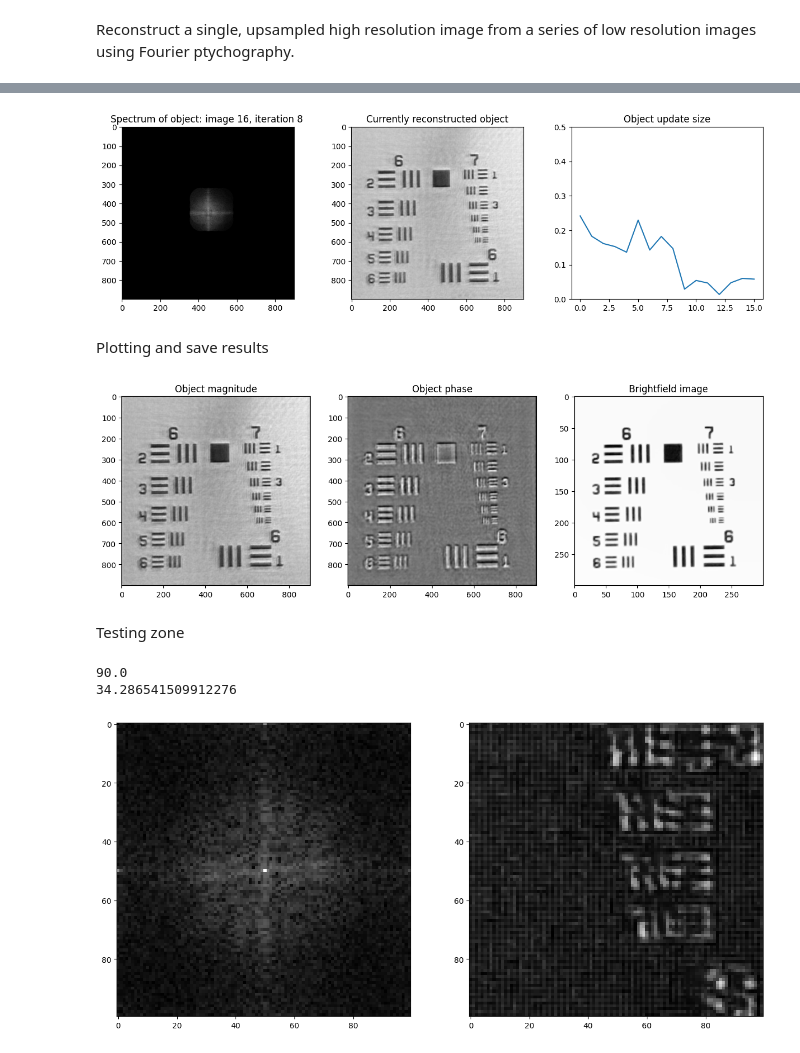
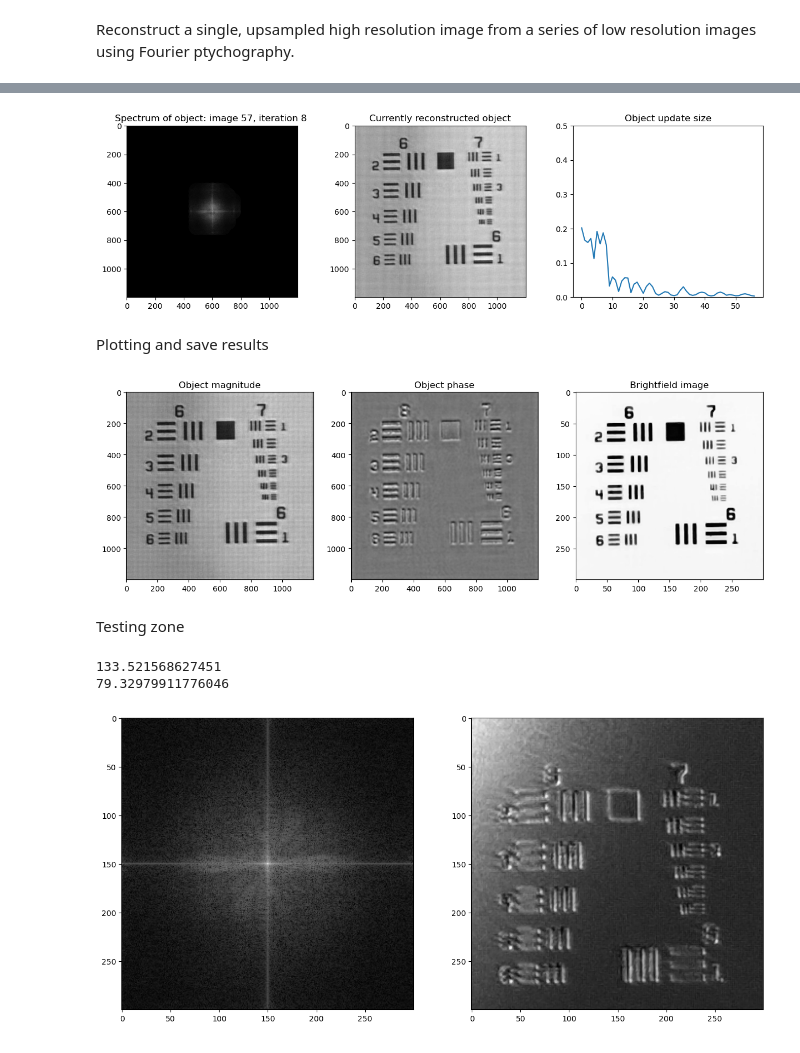
Before and after one commit to willtaylor072/Will_Taylor_FPM_4YP-main, a Jupyter notebook: reconstruction.ipynb, the cells around one changed output, grey strips where cells are left out. Saved outputs shown, nothing was run; the diff lists cells and outputs as text; code cells hidden in the pictures.

```diff
--- a/reconstruction.ipynb
+++ b/reconstruction.ipynb
@@ -393,8 +391,8 @@ def reconstruct(images, kx, ky, obj, pupil, options):
 ## Main FPM reconstruction. Set up for square, grayscale images
 
 # Load image data into an array
-data_path = 'data/usaf_best'
-grid_size = 4 # 1 -> 16, determines how many images to reconstruct with, beyond 12x12 grid images are mostly useless
+data_path = 'data/usaf_2'
+grid_size = 8 # 1 -> 16, determines how many images to reconstruct with, beyond 12x12 grid images are mostly useless
 img_size = 300 # Size of low res image (original or crop)
 crop_x = 0 # From left
 crop_y = 0 # From top
@@ -449,42 +447,42 @@ pad_width = int((obj_size - img_size) / 2) # Padding to make correct size
 obj = np.pad(F_img,pad_width,'constant',constant_values=0) # Initial object in frequency domain
 
 # Set parameters for reconstruction algorithm
 options = {
     'max_iter': 8, # Number of iterations
     'alpha': 6, # Regularisation parameter, <10, DOES make a difference, 5 seems good for most cases
     'beta': 1, # Regularisation parameter, >0, not important
     'plot_mode': 2, # 0, off; 1, plot every image; 2, plot every iteration
-    'quality_threshold': 0, # Will only use images with dynamic range greater than this (set to 0 to use all images)
+    'quality_threshold': 30, # Will only use images with dynamic range greater than this (set to 0 to use all images)
     'moderator_on': False, # Will reduce impact on object update from low information images (helps stability)
     'LED_correction': 0, # 0, off; 1, accurate; 2, fast (not working)
 }
 
-# # Reconstruction with calculated kx and ky (quickstart)
-# kx,ky = calculate_fourier_positions(x_abs, y_abs, LED2SAMPLE, WLENGTH, PIX_SIZE, img_size)
-# rec_obj,rec_pupil,_,_ = reconstruct(images, kx, ky, obj, pupil, options)
+# Reconstruction with calculated kx and ky (quickstart)
+kx,ky = calculate_fourier_positions(x_abs, y_abs, LED2SAMPLE, WLENGTH, PIX_SIZE, img_size)
+rec_obj,rec_pupil,_,_ = reconstruct(images, kx, ky, obj, pupil, options)
 
 # # Reconstruction with LED correction to find optimal kx and ky
 # options = {
 #     'max_iter': 1, # Number of iterations
 #     'alpha': 5, # Regularisation parameter, <10, DOES make a difference, 5 seems good for most cases
 #     'beta': 1, # Regularisation parameter, >0, not important
 #     'plot_mode': 0, # 0, off; 1, plot every image; 2, plot every iteration
 #     'quality_threshold': 0, # Will only use images with dynamic range greater than this (set to 0 to use all images)
 #     'moderator_on': False, # Will reduce impact on object update from low information images (helps stability)
 #     'LED_correction': 1, # 0, off; 1, accurate; 2, fast (not working)
 # }
 # kx,ky = calculate_fourier_positions(x_abs, y_abs, LED2SAMPLE, WLENGTH, PIX_SIZE, img_size) # Initial guess for kx,ky
 # rec_obj,rec_pupil,kx_updated,ky_updated = reconstruct(images, kx, ky, obj, pupil, options)
 # np.save(os.path.join(data_path,'kx_updated'),kx_updated)
 # np.save(os.path.join(data_path,'ky_updated'),ky_updated)
 
 
-# Reconstruction with loaded / optimal kx and ky (optimal values depend on crop size)
-kx = np.load(os.path.join(data_path,'kx_updated.npy'))
-ky = np.load(os.path.join(data_path,'ky_updated.npy'))
-rec_obj,rec_pupil,_,_ = reconstruct(images, kx, ky, obj, pupil, options)
+# # Reconstruction with loaded / optimal kx and ky (optimal values depend on crop size)
+# kx = np.load(os.path.join(data_path,'kx_updated.npy'))
+# ky = np.load(os.path.join(data_path,'ky_updated.npy'))
+# rec_obj,rec_pupil,_,_ = reconstruct(images, kx, ky, obj, pupil, options)
 # %% [output]
-[figure, old version]
+[figure, new version]
 # %% [markdown]
 Plotting and save results
 # %%
@@ -513,7 +511,7 @@ obj_mag.save('results/magnitude.png')
 # bf = Image.open(os.path.join(data_path,'brightfield.png'))
 # bf.save('results/brightfield.png')
 # %% [output]
-[figure, old version]
+[figure, new version]
 # %% [markdown]
 Testing zone
 # %%
@@ -577,6 +575,6 @@ print(np.std(img)*1000) # Not a great metric due to small range
 # plt.title('Dynamic Range Heatmap')
 # plt.show()
 # %% [output]
-90.0
-34.286541509912276
+133.521568627451
+79.32979911776046
-[figure, old version]
+[figure, new version]
```
Also changed, not shown: parts of 2 cells of this notebook, 3 other files.
